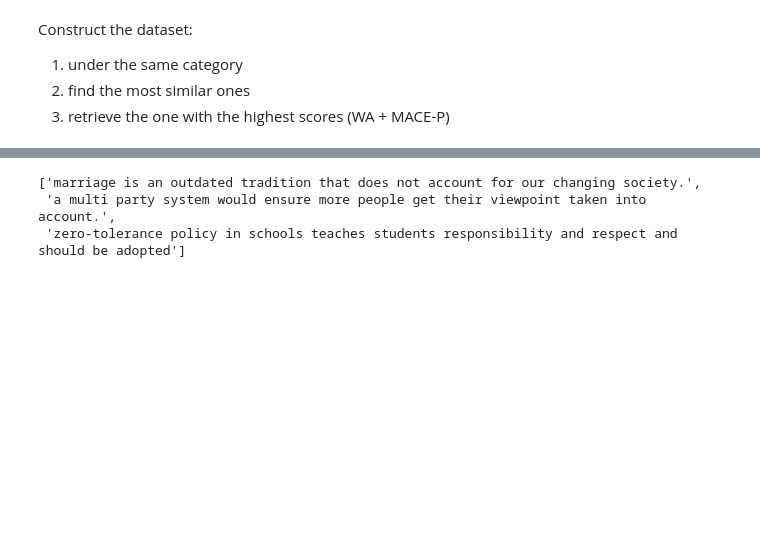
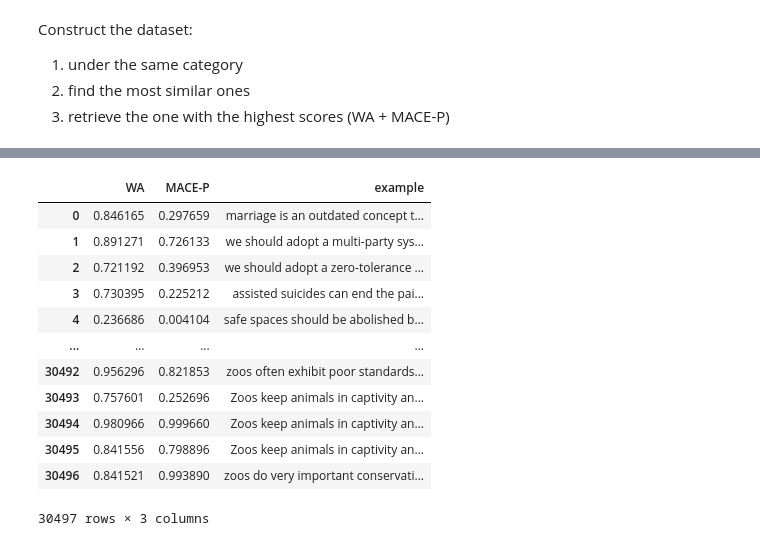
Before and after one commit to anjali-rgpt/argue-better, a Jupyter notebook: ibm30k.ipynb, the cells around one changed output, grey strips where cells are left out. Cells and saved outputs as stored; diff of their text form; code cells hidden in the pictures; blank space fills up the shorter version.

```diff
--- a/ibm30k.ipynb
+++ b/ibm30k.ipynb
@@ -81,8 +79,22 @@ SyntaxError: invalid syntax (438768609.py, line 13)
-# %%
-best_examples
-# %% [output]
-['marriage is an outdated tradition that does not account for our changing society.',
- 'a multi party system would ensure more people get their viewpoint taken into account.',
- 'zero-tolerance policy in schools teaches students responsibility and respect and should be adopted']
+# %%
+ibm['example'] = best_examples
+ibm = ibm.drop(ibm.columns[[2, 3]],axis=1)
+ibm
 # %%
 a = topic_df_dict['We should abandon marriage'].index.to_list()
+ibm = ibm.drop(ibm.columns[0],axis=1)
+ibm
+# %% [output]
+|  | WA | MACE-P | example |
+| 0 | 0.846165 | 0.297659 | marriage is an outdated concept t... |
+| 1 | 0.891271 | 0.726133 | we should adopt a multi-party sys... |
+| 2 | 0.721192 | 0.396953 | we should adopt a zero-tolerance ... |
+| 3 | 0.730395 | 0.225212 | assisted suicides can end the pai... |
+| 4 | 0.236686 | 0.004104 | safe spaces should be abolished b... |
+| ... | ... | ... | ... |
+| 30492 | 0.956296 | 0.821853 | zoos often exhibit poor standards... |
+| 30493 | 0.757601 | 0.252696 | Zoos keep animals in captivity an... |
+| 30494 | 0.980966 | 0.999660 | Zoos keep animals in captivity an... |
+| 30495 | 0.841556 | 0.798896 | Zoos keep animals in captivity an... |
+| 30496 | 0.841521 | 0.993890 | zoos do very important conservati... |
+30497 rows × 3 columns
```
Also changed, not shown: parts of 2 cells of this notebook, 1 other file.
